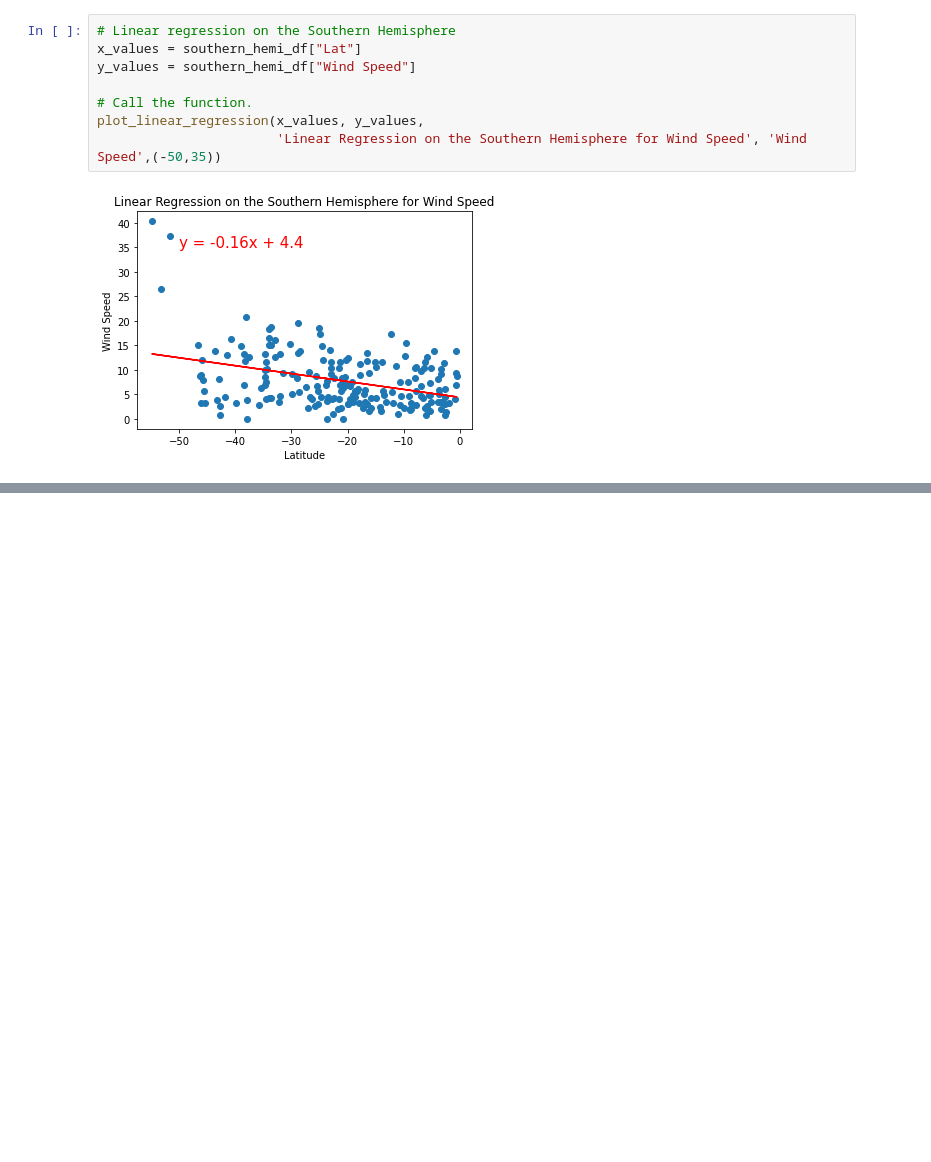
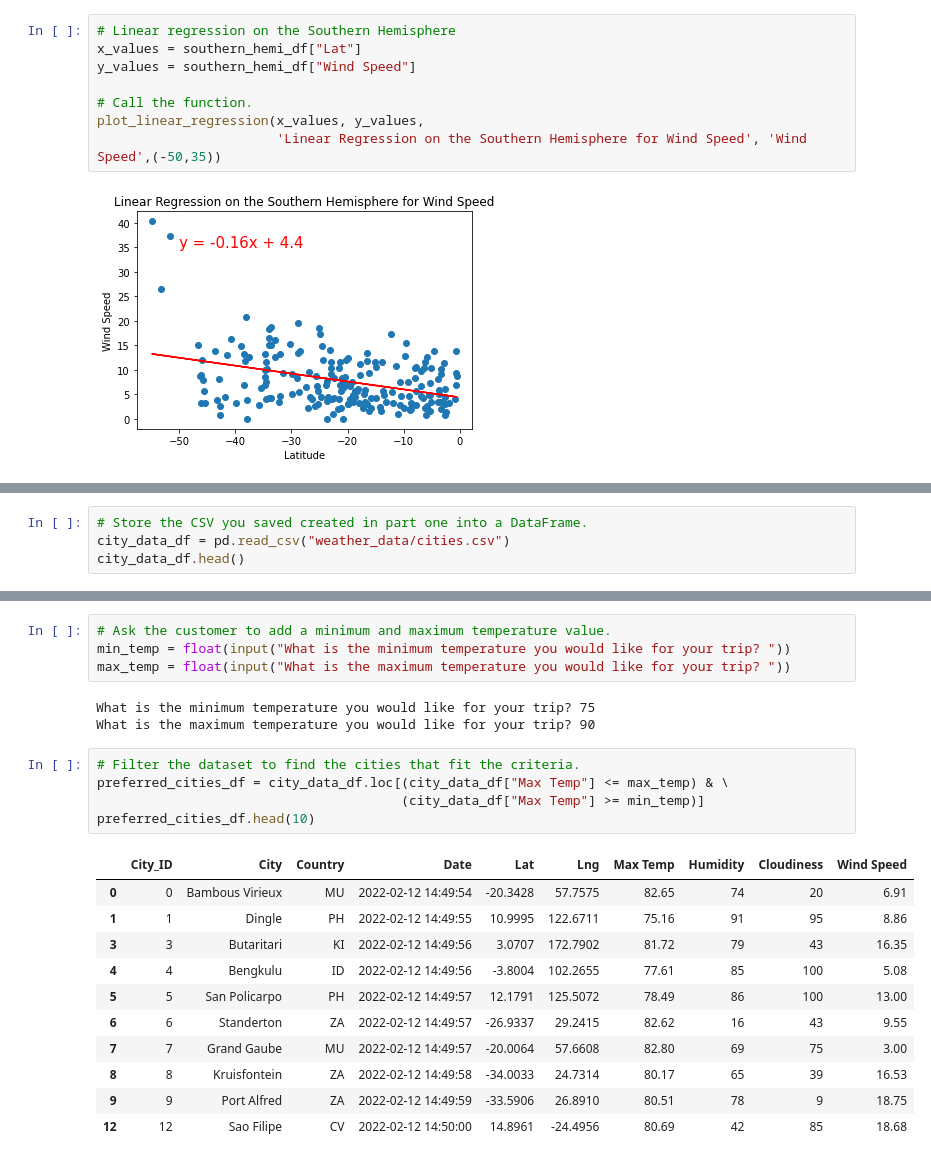
Before and after one commit to sokim03/World_Weather_Analysis, a Jupyter notebook: WeatherPy.ipynb, the cells around one changed output, grey strips where cells are left out. Saved outputs shown, nothing was run; the diff lists cells and outputs as text; blank space fills up the shorter version.

```diff
--- a/WeatherPy.ipynb
+++ b/WeatherPy.ipynb
@@ -436,0 +465,4 @@ plot_linear_regression(x_values, y_values,
+# %%
+# Store the CSV you saved created in part one into a DataFrame.
+city_data_df = pd.read_csv("weather_data/cities.csv")
+city_data_df.head()
@@ -436,0 +576,24 @@ plot_linear_regression(x_values, y_values,
+# %%
+# Ask the customer to add a minimum and maximum temperature value.
+min_temp = float(input("What is the minimum temperature you would like for your trip? "))
+max_temp = float(input("What is the maximum temperature you would like for your trip? "))
+# %% [output]
+What is the minimum temperature you would like for your trip? 75
+What is the maximum temperature you would like for your trip? 90
+# %%
+# Filter the dataset to find the cities that fit the criteria.
+preferred_cities_df = city_data_df.loc[(city_data_df["Max Temp"] <= max_temp) & \
+                                       (city_data_df["Max Temp"] >= min_temp)]
+preferred_cities_df.head(10)
+# %% [output]
+|  | City_ID | City | Country | Date | Lat | Lng | Max Temp | Humidity | Cloudiness | Wind Speed |
+| 0 | 0 | Bambous Virieux | MU | 2022-02-12 14:49:54 | -20.3428 | 57.7575 | 82.65 | 74 | 20 | 6.91 |
+| 1 | 1 | Dingle | PH | 2022-02-12 14:49:55 | 10.9995 | 122.6711 | 75.16 | 91 | 95 | 8.86 |
+| 3 | 3 | Butaritari | KI | 2022-02-12 14:49:56 | 3.0707 | 172.7902 | 81.72 | 79 | 43 | 16.35 |
+| 4 | 4 | Bengkulu | ID | 2022-02-12 14:49:56 | -3.8004 | 102.2655 | 77.61 | 85 | 100 | 5.08 |
+| 5 | 5 | San Policarpo | PH | 2022-02-12 14:49:57 | 12.1791 | 125.5072 | 78.49 | 86 | 100 | 13.00 |
+| 6 | 6 | Standerton | ZA | 2022-02-12 14:49:57 | -26.9337 | 29.2415 | 82.62 | 16 | 43 | 9.55 |
+| 7 | 7 | Grand Gaube | MU | 2022-02-12 14:49:57 | -20.0064 | 57.6608 | 82.80 | 69 | 75 | 3.00 |
+| 8 | 8 | Kruisfontein | ZA | 2022-02-12 14:49:58 | -34.0033 | 24.7314 | 80.17 | 65 | 39 | 16.53 |
+| 9 | 9 | Port Alfred | ZA | 2022-02-12 14:49:59 | -33.5906 | 26.8910 | 80.51 | 78 | 9 | 18.75 |
+| 12 | 12 | Sao Filipe | CV | 2022-02-12 14:50:00 | 14.8961 | -24.4956 | 80.69 | 42 | 85 | 18.68 |
```
Also changed, not shown: parts of 20 cells of this notebook, 1 other file.
